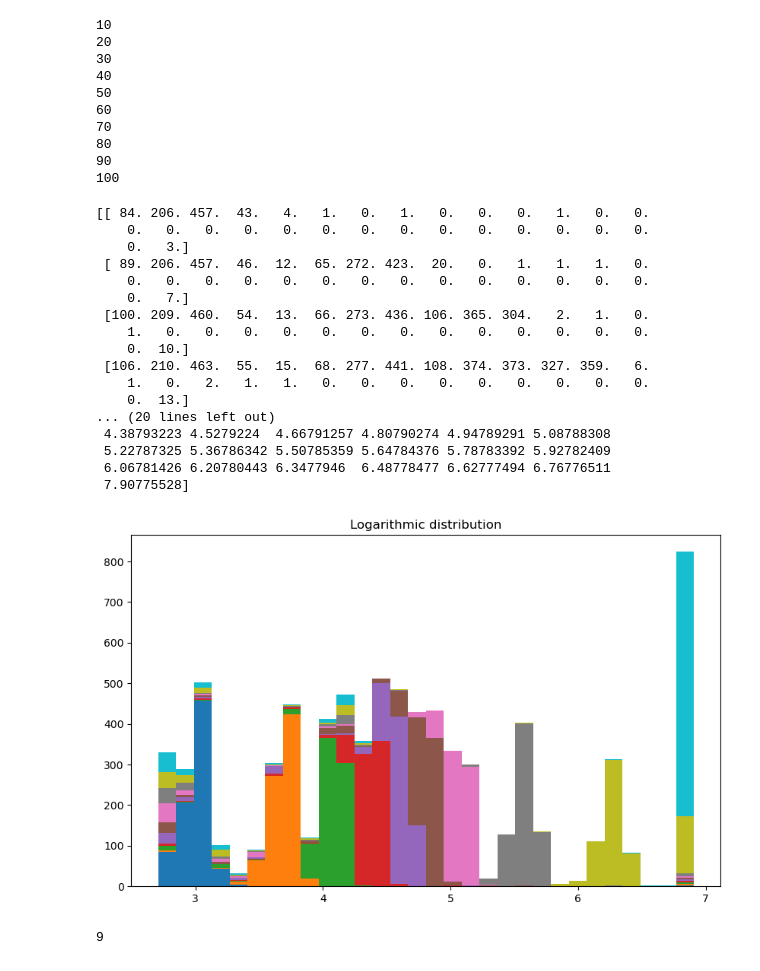
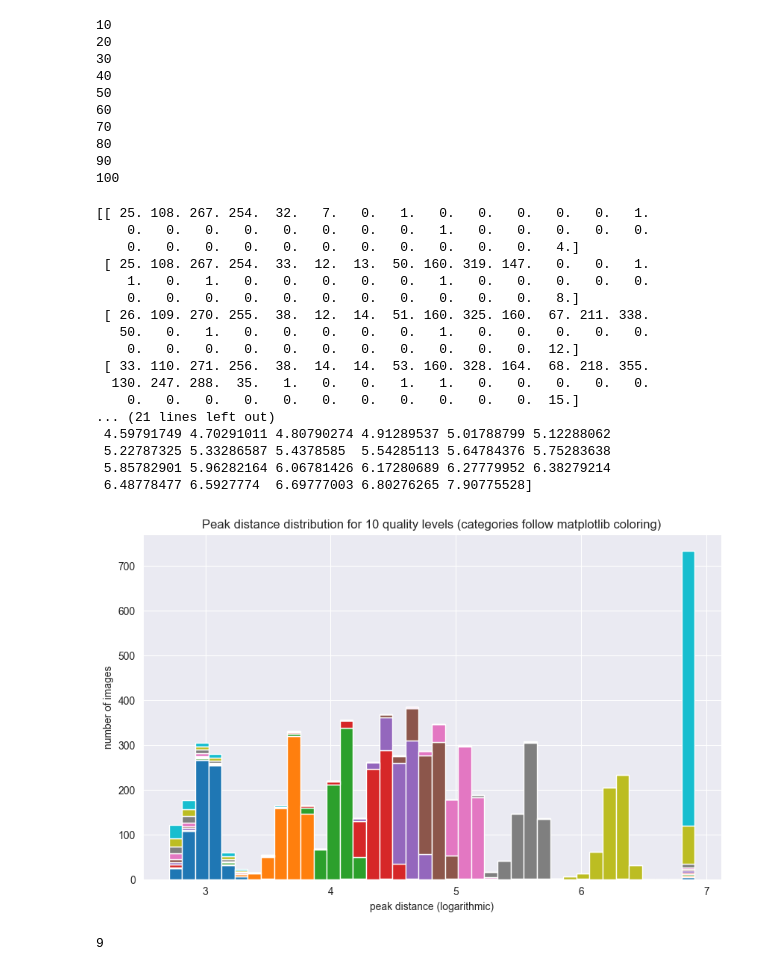
Before and after one commit to Zeffar/JPEG_Detection, a Jupyter notebook: test.ipynb, the cells around one changed output. Saved outputs shown, nothing was run; the diff lists cells and outputs as text; code cells hidden in the pictures.

```diff
--- a/test.ipynb
+++ b/test.ipynb
@@ -49,7 +49,7 @@ def FFT(hcount):
   return x
 
 def quality(x, N=2000):
-    ref = np.max(x)*0.15+np.mean(x)
+    ref = np.max(x)*0.16+np.mean(x)
     #ref += 0.065
     peaks, _ = find_peaks(x, height=ref, distance=15)
     uncompressed = False
@@ -155,7 +155,7 @@ def compress(path, quality=100):
     return Image.open("temp_jpeg.jpg")
 
 # Generating training data
-image_number = 800 # number of images
+image_number = 700 # number of images
 quality_peak_list=[]
 
 for q in range(10,101,10):
@@ -202,61 +202,61 @@ X=[np.array(vfunc(x)) for x in quality_peak_list]
 
 plt.figure(figsize=(10, 6))
 
-nb,bins,_ = plt.hist(X,bins=30, stacked=True ,histtype='bar',cumulative=False)
+nb,bins,_ = plt.hist(X,bins=40, stacked=True ,histtype='bar',cumulative=False)
 
 #floating point error: when an image gets a value exactly at the boundary, floating point precision might cause it to overshoot the bin
 bins[-1]+=1
 bins[0]-=1
 
 print(nb)
 print(bins)
 
 #plt.hist(original_values,density=True, histtype='bar', stacked=True)
 #plt.hist(high_values,density=True, histtype='bar', stacked=True)
 #plt.hist(medium_values,density=True, histtype='bar', stacked=True)
 #plt.hist(low_values,density=True, histtype='bar', stacked=True)
-plt.title("Logarithmic distribution")
-plt.xlabel("")
-plt.ylabel("")
+plt.title("Peak distance distribution for 10 quality levels (categories follow matplotlib coloring)")
+plt.xlabel("peak distance (logarithmic)")
+plt.ylabel("number of images")
 plt.show()
 
 
 def most_likely_category(avg_dist):
     # when I get a new image see which bin it is in
     # P(cat1| bin x) = P(binx|cat1)*P(cat1) / P(binx)
     # greatest prob wins
     # p1 = nr_binx_cat1/nr_cat1 * nr_cat1/ nr_all_cat / nr_binx_total * nr_all_cat
     # p1 = nr_binx_cat1/nr_binx_total
     # since nr_binx_total is the same for all probabilities, we can just compare the number of images in each bin
     bin=find_bin(avg_dist)
     candidate_bin = nb[0][bin-1]
     ind=0
     for i in range(1,10):
         if nb[i][bin-1]-nb[i-1][bin-1] > candidate_bin:
             candidate_bin = nb[i][bin-1]-nb[i-1][bin-1]
             ind=i
     return ind+1
 
 most_likely_category(400)
 # %% [output]
-[[ 84. 206. 457.  43.   4.   1.   0.   1.   0.   0.   0.   1.   0.   0.
-    0.   0.   0.   0.   0.   0.   0.   0.   0.   0.   0.   0.   0.   0.
-    0.   3.]
- [ 89. 206. 457.  46.  12.  65. 272. 423.  20.   0.   1.   1.   1.   0.
-    0.   0.   0.   0.   0.   0.   0.   0.   0.   0.   0.   0.   0.   0.
-    0.   7.]
- [100. 209. 460.  54.  13.  66. 273. 436. 106. 365. 304.   2.   1.   0.
-    1.   0.   0.   0.   0.   0.   0.   0.   0.   0.   0.   0.   0.   0.
-    0.  10.]
- [106. 210. 463.  55.  15.  68. 277. 441. 108. 374. 373. 327. 359.   6.
-    1.   0.   2.   1.   1.   0.   0.   0.   0.   0.   0.   0.   0.   0.
-    0.  13.]
-... (20 lines left out)
- 4.38793223 4.5279224  4.66791257 4.80790274 4.94789291 5.08788308
- 5.22787325 5.36786342 5.50785359 5.64784376 5.78783392 5.92782409
- 6.06781426 6.20780443 6.3477946  6.48778477 6.62777494 6.76776511
- 7.90775528]
+[[ 25. 108. 267. 254.  32.   7.   0.   1.   0.   0.   0.   0.   0.   1.
+    0.   0.   0.   0.   0.   0.   0.   0.   1.   0.   0.   0.   0.   0.
+    0.   0.   0.   0.   0.   0.   0.   0.   0.   0.   0.   4.]
+ [ 25. 108. 267. 254.  33.  12.  13.  50. 160. 319. 147.   0.   0.   1.
+    1.   0.   1.   0.   0.   0.   0.   0.   1.   0.   0.   0.   0.   0.
+    0.   0.   0.   0.   0.   0.   0.   0.   0.   0.   0.   8.]
+ [ 26. 109. 270. 255.  38.  12.  14.  51. 160. 325. 160.  67. 211. 338.
+   50.   0.   1.   0.   0.   0.   0.   0.   1.   0.   0.   0.   0.   0.
+    0.   0.   0.   0.   0.   0.   0.   0.   0.   0.   0.  12.]
+ [ 33. 110. 271. 256.  38.  14.  14.  53. 160. 328. 164.  68. 218. 355.
+  130. 247. 288.  35.   1.   0.   0.   1.   1.   0.   0.   0.   0.   0.
+    0.   0.   0.   0.   0.   0.   0.   0.   0.   0.   0.  15.]
+... (21 lines left out)
+ 4.59791749 4.70291011 4.80790274 4.91289537 5.01788799 5.12288062
+ 5.22787325 5.33286587 5.4378585  5.54285113 5.64784376 5.75283638
+ 5.85782901 5.96282164 6.06781426 6.17280689 6.27779952 6.38279214
+ 6.48778477 6.5927774  6.69777003 6.80276265 7.90775528]
-[figure, old version]
+[figure, new version]
 9
 # %%
 number_of_tests = 100
```
Also changed, not shown: parts of 2 cells of this notebook.
